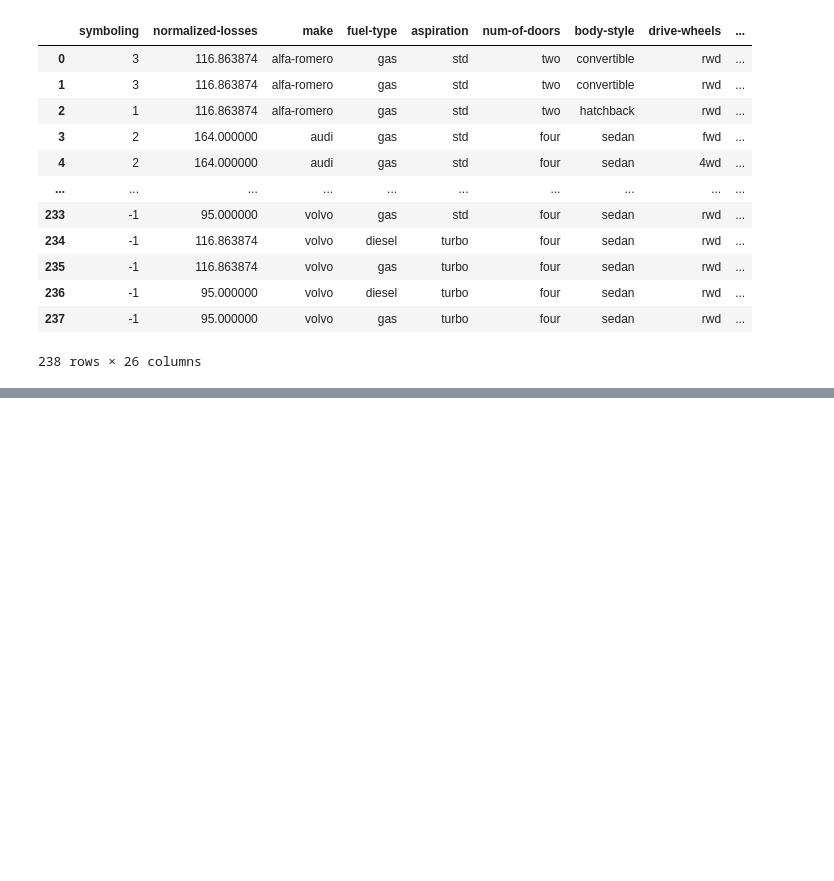
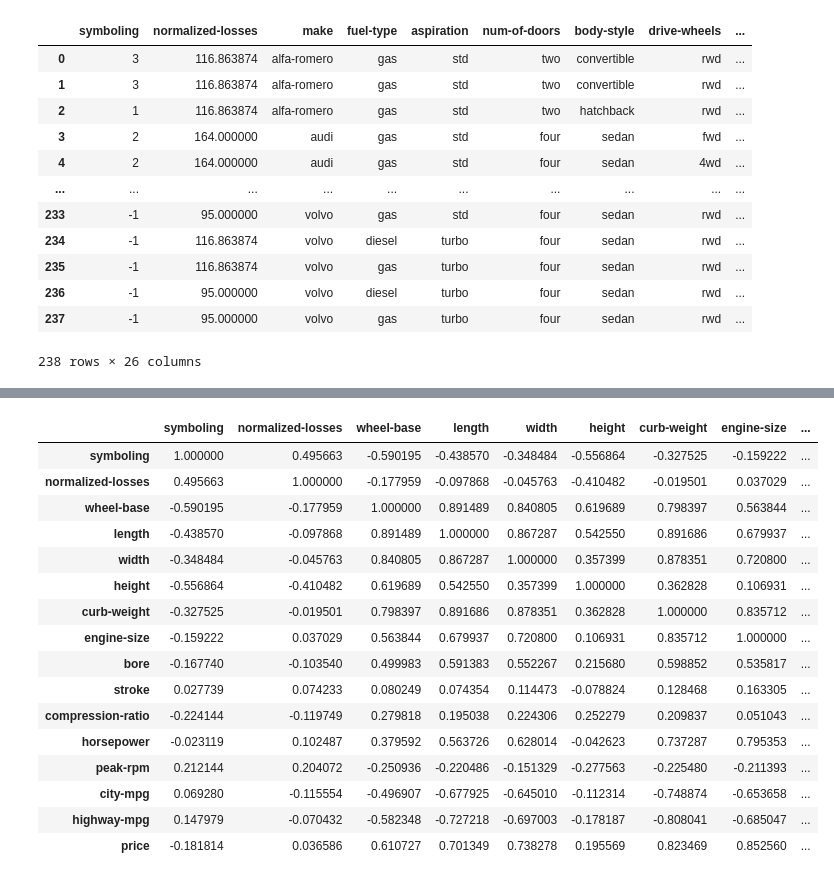
Before and after one commit to Justin-Mathew/Data-Cleaning-and-Exploration-Project, a Jupyter notebook: Automobile.ipynb, the cells around one changed output, grey strips where cells are left out. Drawn from its saved outputs; the diff is of its cells as text; code cells hidden in the pictures; blank space fills up the shorter version.

```diff
--- a/Automobile.ipynb
+++ b/Automobile.ipynb
@@ -490,0 +522,21 @@ vehicle.to_csv("Clean_Automobile.csv")
+# %%
+# Pearson Correlation measures the linear dependence between all the variables in the dataset.
+vehicle.corr()
+# %% [output]
+|  | symboling | normalized-losses | wheel-base | length | width | height | curb-weight | engine-size | ... |
+| symboling | 1.000000 | 0.495663 | -0.590195 | -0.438570 | -0.348484 | -0.556864 | -0.327525 | -0.159222 | ... |
+| normalized-losses | 0.495663 | 1.000000 | -0.177959 | -0.097868 | -0.045763 | -0.410482 | -0.019501 | 0.037029 | ... |
+| wheel-base | -0.590195 | -0.177959 | 1.000000 | 0.891489 | 0.840805 | 0.619689 | 0.798397 | 0.563844 | ... |
+| length | -0.438570 | -0.097868 | 0.891489 | 1.000000 | 0.867287 | 0.542550 | 0.891686 | 0.679937 | ... |
+| width | -0.348484 | -0.045763 | 0.840805 | 0.867287 | 1.000000 | 0.357399 | 0.878351 | 0.720800 | ... |
+| height | -0.556864 | -0.410482 | 0.619689 | 0.542550 | 0.357399 | 1.000000 | 0.362828 | 0.106931 | ... |
+| curb-weight | -0.327525 | -0.019501 | 0.798397 | 0.891686 | 0.878351 | 0.362828 | 1.000000 | 0.835712 | ... |
+| engine-size | -0.159222 | 0.037029 | 0.563844 | 0.679937 | 0.720800 | 0.106931 | 0.835712 | 1.000000 | ... |
+| bore | -0.167740 | -0.103540 | 0.499983 | 0.591383 | 0.552267 | 0.215680 | 0.598852 | 0.535817 | ... |
+| stroke | 0.027739 | 0.074233 | 0.080249 | 0.074354 | 0.114473 | -0.078824 | 0.128468 | 0.163305 | ... |
+| compression-ratio | -0.224144 | -0.119749 | 0.279818 | 0.195038 | 0.224306 | 0.252279 | 0.209837 | 0.051043 | ... |
+| horsepower | -0.023119 | 0.102487 | 0.379592 | 0.563726 | 0.628014 | -0.042623 | 0.737287 | 0.795353 | ... |
+| peak-rpm | 0.212144 | 0.204072 | -0.250936 | -0.220486 | -0.151329 | -0.277563 | -0.225480 | -0.211393 | ... |
+| city-mpg | 0.069280 | -0.115554 | -0.496907 | -0.677925 | -0.645010 | -0.112314 | -0.748874 | -0.653658 | ... |
+| highway-mpg | 0.147979 | -0.070432 | -0.582348 | -0.727218 | -0.697003 | -0.178187 | -0.808041 | -0.685047 | ... |
+| price | -0.181814 | 0.036586 | 0.610727 | 0.701349 | 0.738278 | 0.195569 | 0.823469 | 0.852560 | ... |
```
Also changed, not shown: parts of 13 cells of this notebook.
